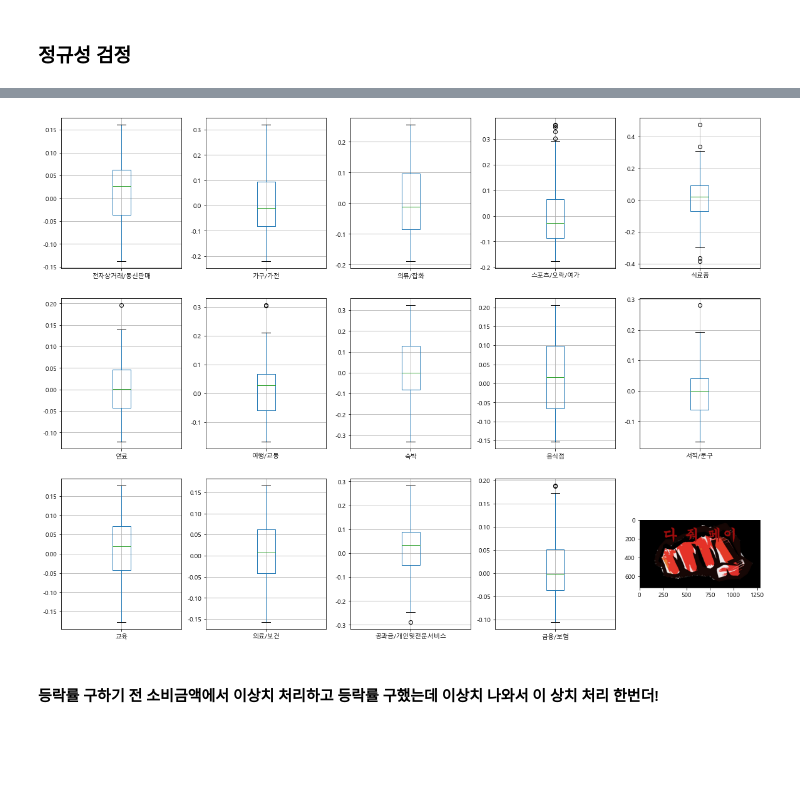
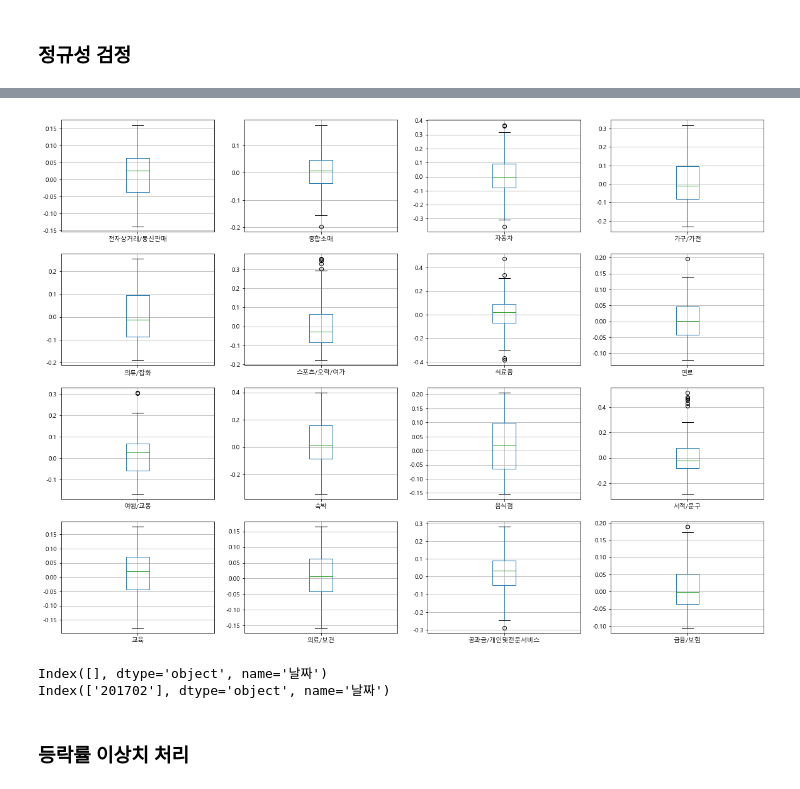
Before and after one commit to jkim0313/project1_dajopay, a Jupyter notebook: pre_corona.ipynb, the cells around one changed output, grey strips where cells are left out. Saved outputs shown, nothing was run; the diff lists cells and outputs as text; code cells hidden in the pictures; blank space fills up the shorter version.

```diff
--- a/pre_corona.ipynb
+++ b/pre_corona.ipynb
@@ -150,6 +67,6 @@ indexes_df
 | 202202 | 105.300 | 107.9 | 2.29 | 2.50 | 2.69 | 2.87 | 1.50 | 1.22 | 1.25 |
 112 rows × 9 columns
 # %%
-card_iqr_df = pd.merge(card_iqr_df, indexes_df, how="left", left_index=True, right_index=True)
-card_iqr_df
+card_df = pd.merge(card_df, indexes_df, how="left", left_index=True, right_index=True)
+card_df
 # %% [output]
@@ -171,0 +87,2 @@ card_iqr_df = card_iqr_df[card_iqr_df.index < "202001"]
+# %%
+card_df = card_df[card_df.index < "202001"]
@@ -175,11 +104,12 @@ card_iqr_df = card_iqr_df[card_iqr_df.index < "202001"]
 # 컬럼별 등락률 계산
 
 col_list = []
-col_list.append([col for col in card_iqr_df])
 
-df = card_iqr_df.copy()
+df = card_df[['전자상거래/통신판매', '종합소매', '자동차', '가구/가전', '의류/잡화', '스포츠/오락/여가', '식료품', '연료', '여행/교통', '숙박', '음식점', '공과금/개인및전문서비스', '금융/보험', '교육', '서적/문구', '의료/보건', '소비자물가지수', '소매판매지수', '국고채 3년(평균)', '국고채 5년(평균)', '국고채 10년(평균)', '회사채 3년(평균)', 'CD 91물(평균)', '콜금리(1일물,평균)', '기준금리']]
+col_list.append([col for col in df])
+
 for i in col_list:
-    df[i] = card_iqr_df[i].pct_change()
+    df[i] = df[i].pct_change()
 
 df = df.iloc[1:]
 df
@@ -324,31 +268,51 @@ plt.show()
 # %%
 # 이상치 박스플롯
 from matplotlib.pyplot import imread
 
-image = imread('./data/dajopay_subplot.png')
+# image = imread('./data/dajopay_subplot.png')
 
-fig, axes = plt.subplots(3, 5)
+fig, axes = plt.subplots(4, 4)
 fig.set_size_inches((20,15))
 
 df.boxplot(column="전자상거래/통신판매", ax=axes[0,0])
-df.boxplot(column="가구/가전", ax=axes[0,1])
-df.boxplot(column="의류/잡화", ax=axes[0,2])
-df.boxplot(column="스포츠/오락/여가", ax=axes[0,3])
-df.boxplot(column="식료품", ax=axes[0,4])
-df.boxplot(column="연료", ax=axes[1,0])
-df.boxplot(column="여행/교통", ax=axes[1,1])
-df.boxplot(column="숙박", ax=axes[1,2])
-df.boxplot(column="음식점", ax=axes[1,3])
-df.boxplot(column="서적/문구", ax=axes[1,4])
-df.boxplot(column="교육", ax=axes[2,0])
-df.boxplot(column="의료/보건", ax=axes[2,1])
-df.boxplot(column="공과금/개인및전문서비스", ax=axes[2,2])
-df.boxplot(column="금융/보험", ax=axes[2,3])
-axes[2,4].imshow(image)
+df.boxplot(column="종합소매", ax=axes[0,1])
+df.boxplot(column="자동차", ax=axes[0,2])
+df.boxplot(column="가구/가전", ax=axes[0,3])
+df.boxplot(column="의류/잡화", ax=axes[1,0])
+df.boxplot(column="스포츠/오락/여가", ax=axes[1,1])
+df.boxplot(column="식료품", ax=axes[1,2])
+df.boxplot(column="연료", ax=axes[1,3])
+df.boxplot(column="여행/교통", ax=axes[2,0])
+df.boxplot(column="숙박", ax=axes[2,1])
+df.boxplot(column="음식점", ax=axes[2,2])
+df.boxplot(column="서적/문구", ax=axes[2,3])
+df.boxplot(column="교육", ax=axes[3,0])
+df.boxplot(column="의료/보건", ax=axes[3,1])
+df.boxplot(column="공과금/개인및전문서비스", ax=axes[3,2])
+df.boxplot(column="금융/보험", ax=axes[3,3])
+
+# axes[2,4].imshow(image)
 
 plt.show()
 # %% [output]
-[figure, old version]
+[figure, new version]
-# %% [markdown]
-#### 등락률 구하기 전 소비금액에서 이상치 처리하고 등락률 구했는데 이상치 나와서 이 상치 처리 한번더!
+# %%
+# 이상치 인덱스
+
+q1 = df['종합소매'].quantile(0.25)
+q3 = df['종합소매'].quantile(0.75)
+iqr = q3-q1
+
+condition1 = df['종합소매']>q3+1.5*iqr
+condition2 = df['종합소매']<q1-1.5*iqr
+a = df[condition1].index
+b = df[condition2].index
+
+print(a)
+print(b)
+# %% [output]
+Index([], dtype='object', name='날짜')
+Index(['201702'], dtype='object', name='날짜')
+# %% [markdown]
+### 등락률 이상치 처리
 # %%
```
Also changed, not shown: parts of 20 cells of this notebook, 2 other files.
